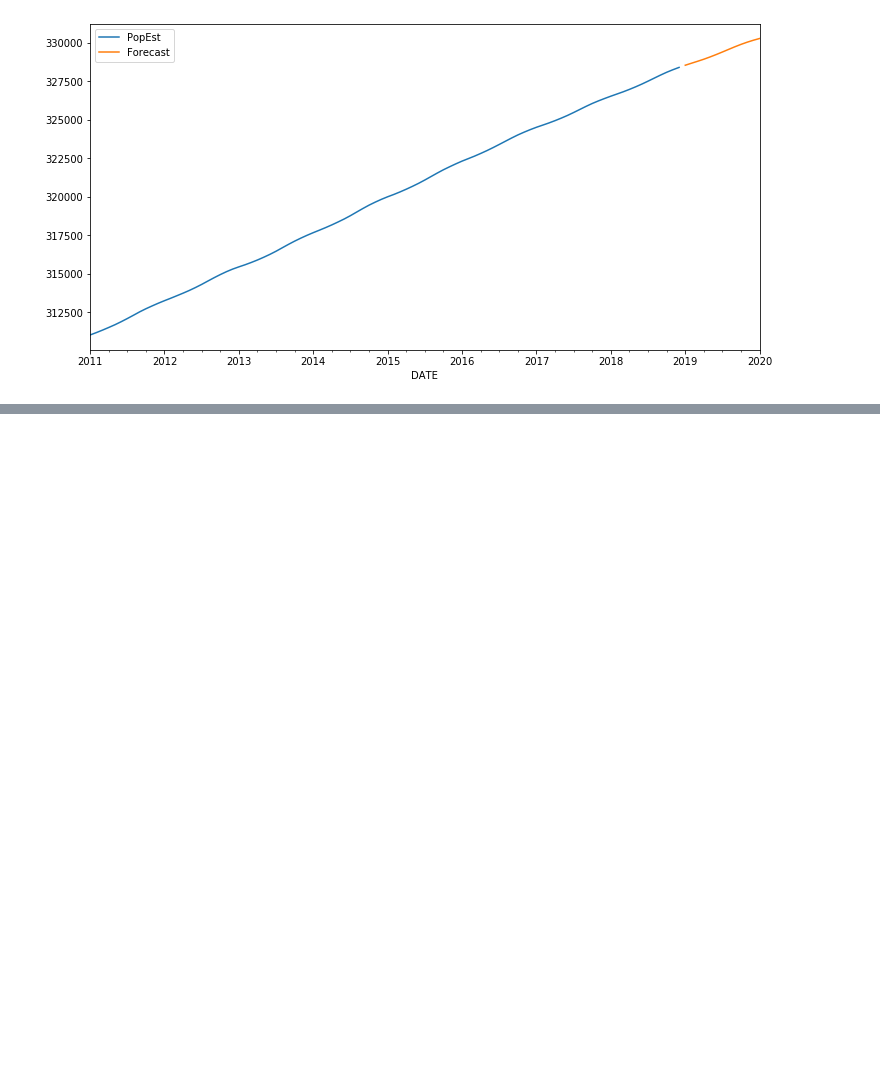
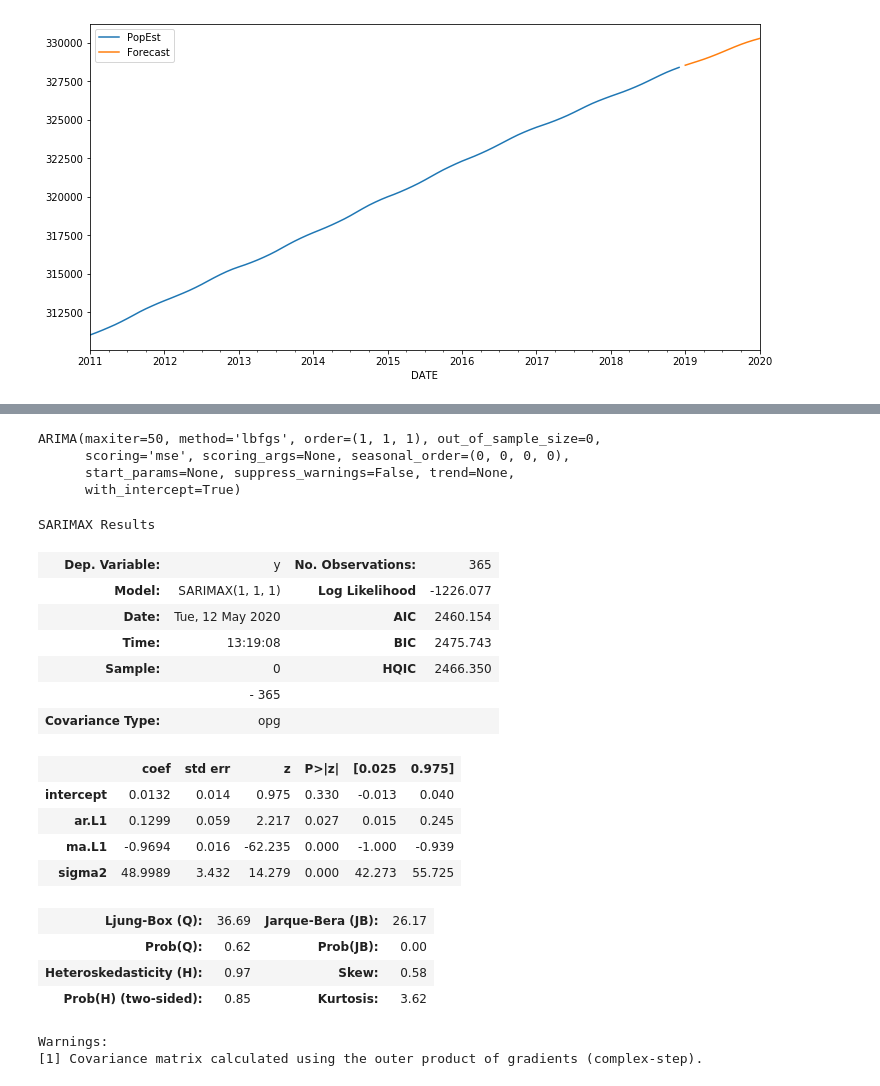
Before and after one commit to mattxushuai/Time_Series, a Jupyter notebook: General_Forecasting_Models.ipynb, the cells around one changed output, grey strips where cells are left out. Cells and saved outputs as stored; diff of their text form; code cells hidden in the pictures; blank space fills up the shorter version.

```diff
--- a/General_Forecasting_Models.ipynb
+++ b/General_Forecasting_Models.ipynb
@@ -256,0 +317,30 @@ fcast.plot(legend=True,figsize=(12,6));
+# %%
+# stationary dataset
+auto_arima(df2['Births'])
+# %% [output]
+ARIMA(maxiter=50, method='lbfgs', order=(1, 1, 1), out_of_sample_size=0,
+      scoring='mse', scoring_args=None, seasonal_order=(0, 0, 0, 0),
+      start_params=None, suppress_warnings=False, trend=None,
+      with_intercept=True)
+# %%
+auto_arima(df2['Births'],error_action='ignore').summary()
+# %% [output]
+SARIMAX Results
+| Dep. Variable: | y | No. Observations: | 365 |
+| Model: | SARIMAX(1, 1, 1) | Log Likelihood | -1226.077 |
+| Date: | Tue, 12 May 2020 | AIC | 2460.154 |
+| Time: | 13:19:08 | BIC | 2475.743 |
+| Sample: | 0 | HQIC | 2466.350 |
+|  | - 365 |  |  |
+| Covariance Type: | opg |  |  |
+|  | coef | std err | z | P>|z| | [0.025 | 0.975] |
+| intercept | 0.0132 | 0.014 | 0.975 | 0.330 | -0.013 | 0.040 |
+| ar.L1 | 0.1299 | 0.059 | 2.217 | 0.027 | 0.015 | 0.245 |
+| ma.L1 | -0.9694 | 0.016 | -62.235 | 0.000 | -1.000 | -0.939 |
+| sigma2 | 48.9989 | 3.432 | 14.279 | 0.000 | 42.273 | 55.725 |
+| Ljung-Box (Q): | 36.69 | Jarque-Bera (JB): | 26.17 |
+| Prob(Q): | 0.62 | Prob(JB): | 0.00 |
+| Heteroskedasticity (H): | 0.97 | Skew: | 0.58 |
+| Prob(H) (two-sided): | 0.85 | Kurtosis: | 3.62 |
+Warnings:
+[1] Covariance matrix calculated using the outer product of gradients (complex-step).
```
Also changed, not shown: parts of 13 cells of this notebook.
